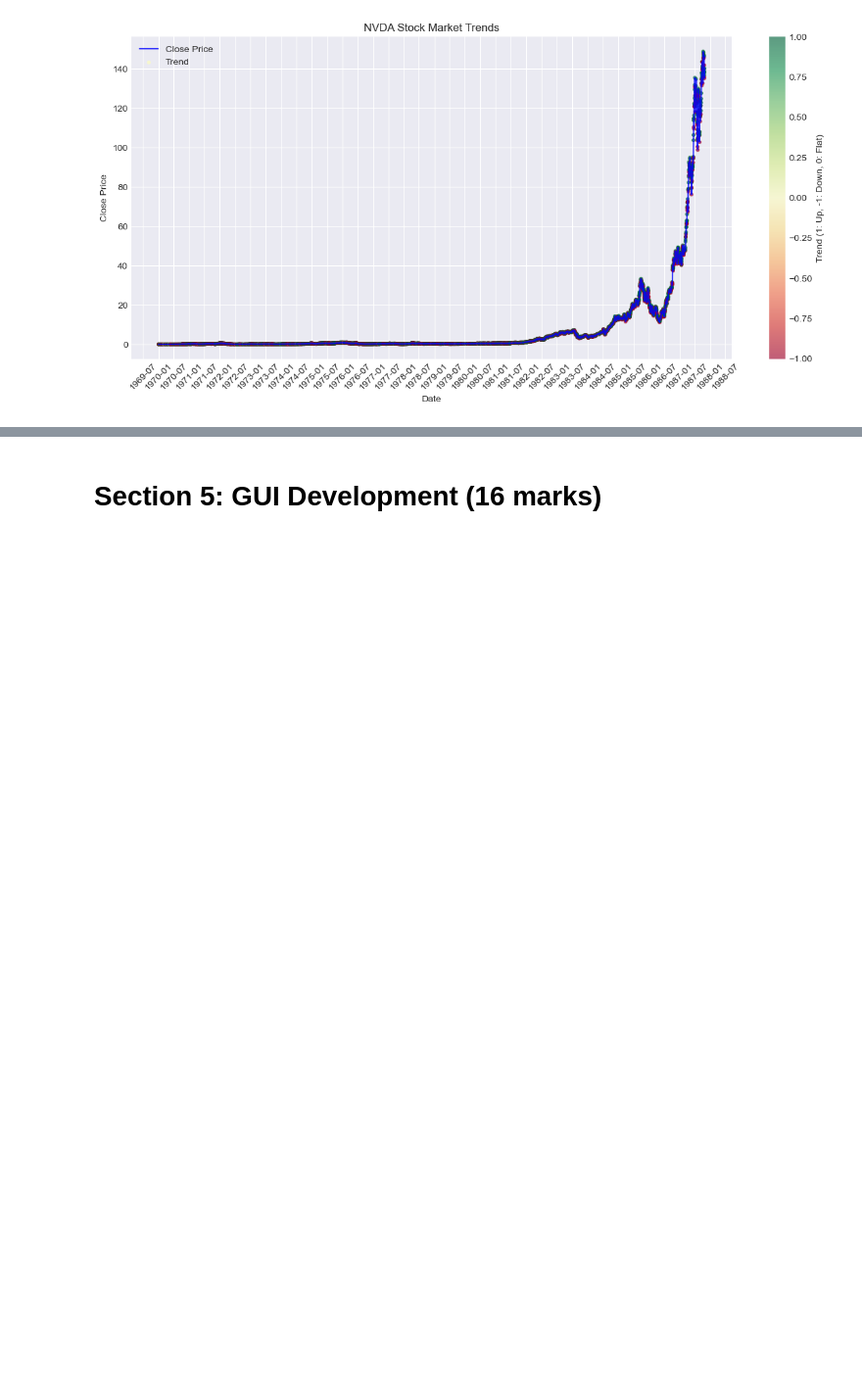
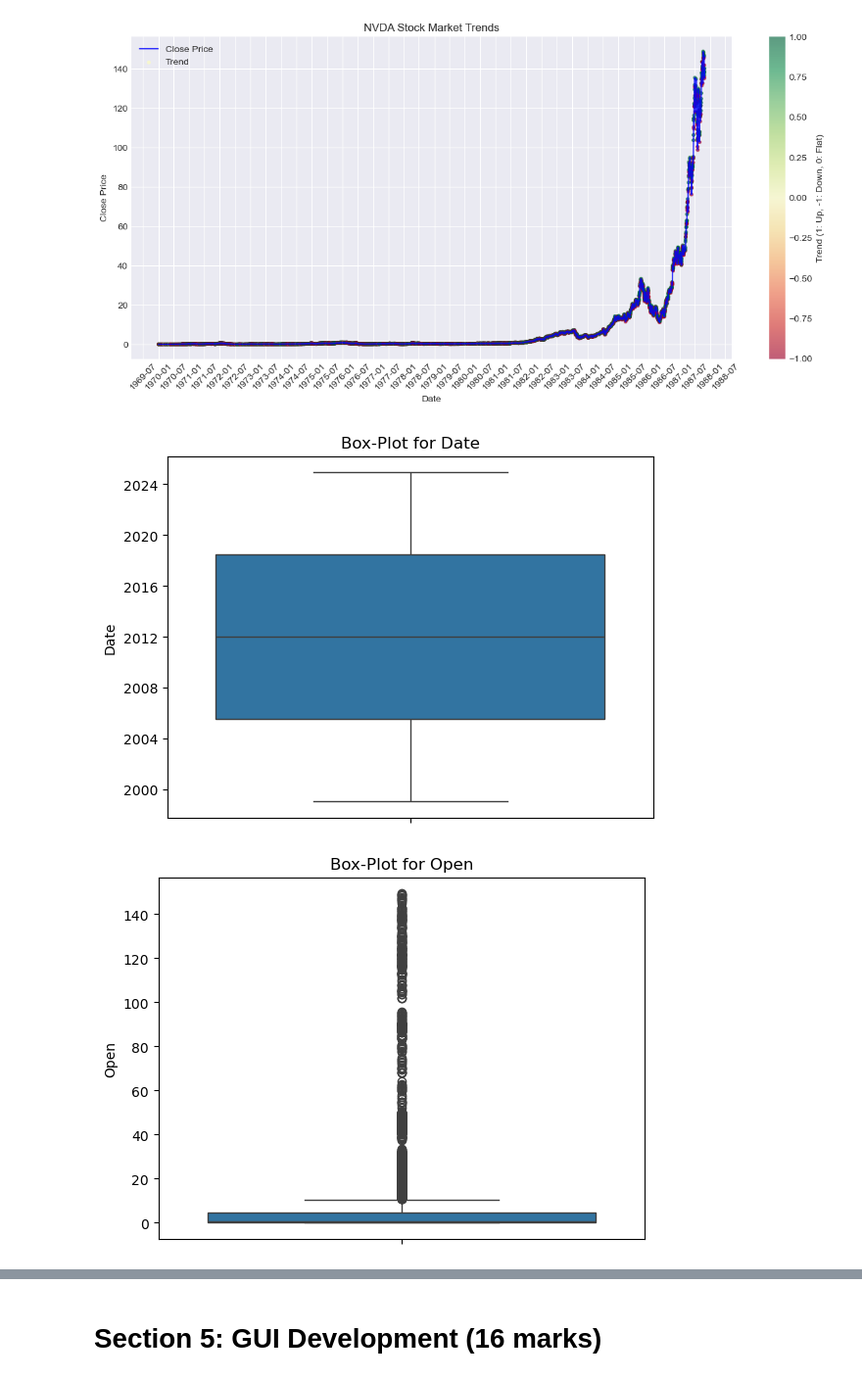
Before and after one commit to Nikhil5566/N1217583, a Jupyter notebook: NTU_XXXXX_SOFT40161_CourseWorkTemplate.ipynb, the cells around one changed output, grey strips where cells are left out. Shown at 98% size. Saved outputs shown, nothing was run; the diff lists cells and outputs as text; code cells hidden in the pictures; blank space fills up the shorter version.

```diff
--- a/NTU_XXXXX_SOFT40161_CourseWorkTemplate.ipynb
+++ b/NTU_XXXXX_SOFT40161_CourseWorkTemplate.ipynb
@@ -43,0 +42,4 @@ There are 7 number of columns in the dataset
+# %%
+# Using control structure to make a list of columns that are not object
+
+num_cols = [x for x in NVDA_df.columns if NVDA_df[x].dtypes != object]
@@ -99,0 +151,4 @@ import matplotlib
+# %%
+# As the Date column is wrongly typecasted as object let's convert it to datetime format
+
+NVDA_df["Date"] = pd.to_datetime(NVDA_df["Date"])
@@ -99,0 +195,4 @@ import matplotlib
+# %%
+# Dropping Adj Close column as for our project it seems of no use
+
+NVDA_df.drop("Adj Close", axis= 1, inplace = True)
@@ -147,0 +258,9 @@ plt.show
+# %%
+for cols in num_cols:
+
+    sns.boxplot(NVDA_df[cols])
+    plt.title(f"Box-Plot for {cols}")
+    plt.show()
+# %% [output]
+[figure, added]
+[figure, added]
```
Also changed, not shown: parts of 19 cells of this notebook.
